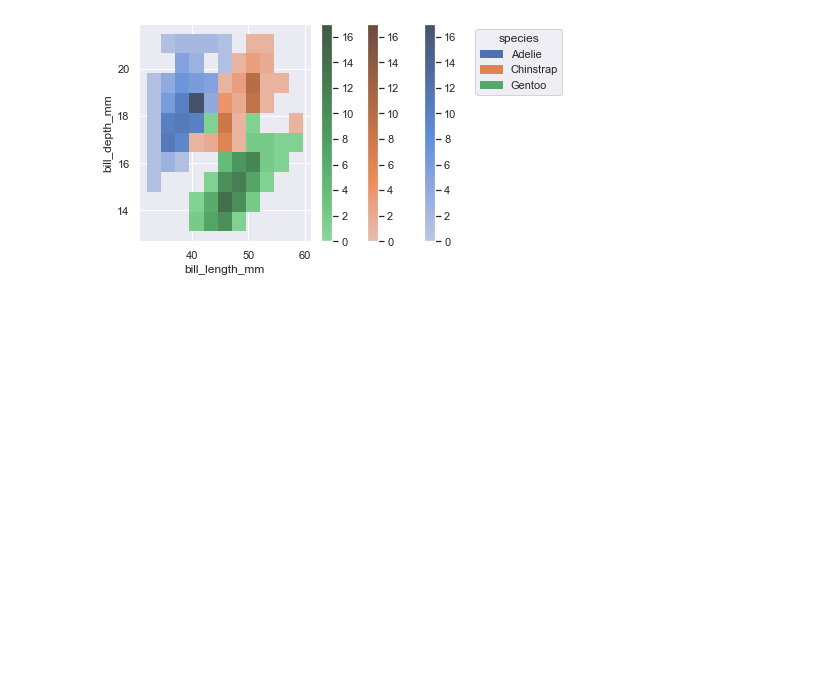
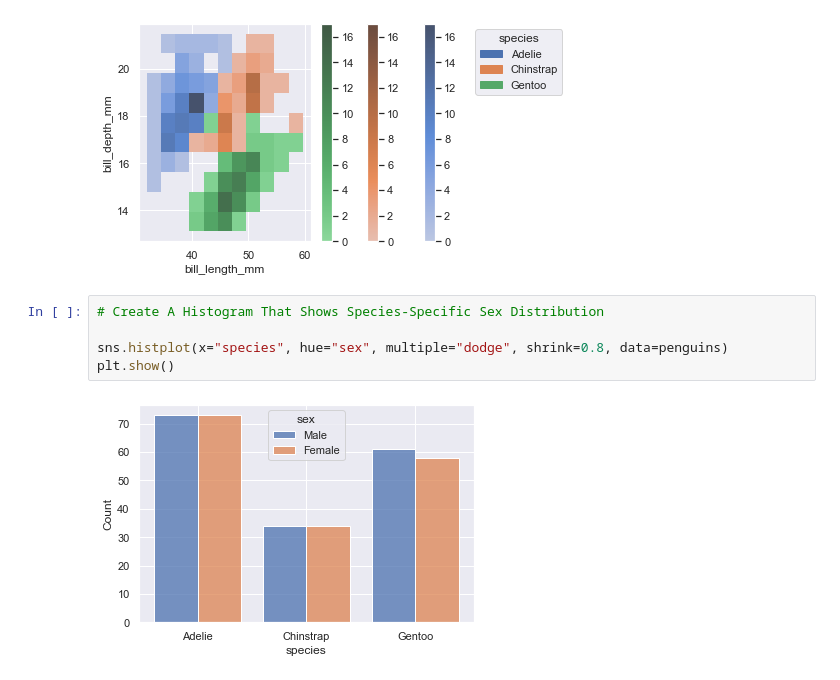
Before and after one commit to muhsinata/data-science-exercises, a Jupyter notebook: seaborn-exercises/exercise-3.ipynb, the cells around one changed output. Saved outputs shown, nothing was run; the diff lists cells and outputs as text; blank space fills up the shorter version.

Commit message:
feat: add histogram about sex distribution

```diff
--- a/seaborn-exercises/exercise-3.ipynb
+++ b/seaborn-exercises/exercise-3.ipynb
@@ -69,3 +69,10 @@ sns.move_legend(g, loc="upper right", bbox_to_anchor=(2.5, 1))
 plt.show()
 # %% [output]
 [figure]
+# %%
+# Create A Histogram That Shows Species-Specific Sex Distribution
+
+sns.histplot(x="species", hue="sex", multiple="dodge", shrink=0.8, data=penguins)
+plt.show()
+# %% [output]
+[figure, added]
```
